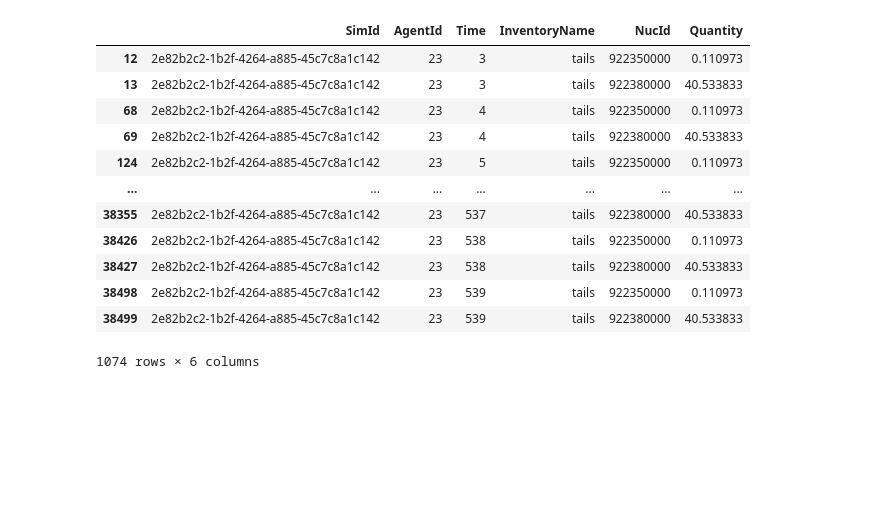
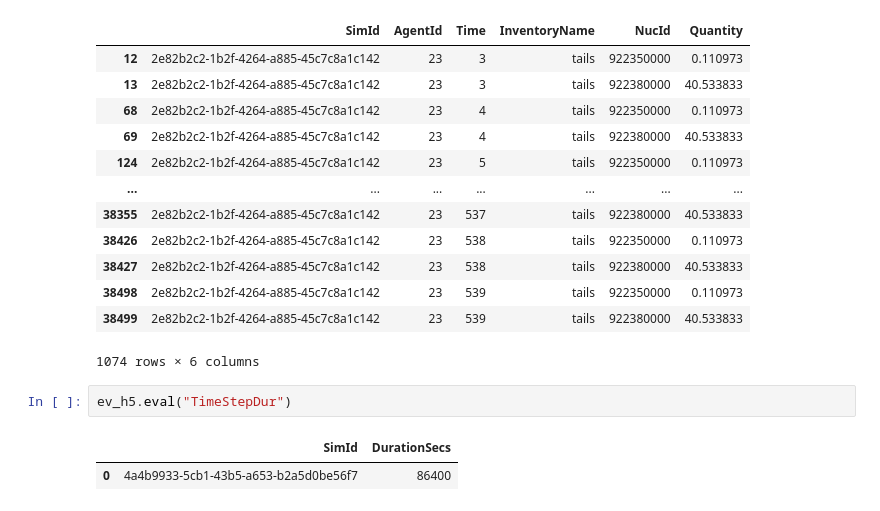
Before and after one commit to stompsjo/enrich_inmm, a Jupyter notebook: time production.ipynb, the cells around one changed output. Drawn from its saved outputs; the diff is of its cells as text; blank space fills up the shorter version.

```diff
--- a/time production.ipynb
+++ b/time production.ipynb
@@ -175,3 +185,8 @@ einv[einv['AgentId'] == 23]
 | 38498 | 2e82b2c2-1b2f-4264-a885-45c7c8a1c142 | 23 | 539 | tails | 922350000 | 0.110973 |
 | 38499 | 2e82b2c2-1b2f-4264-a885-45c7c8a1c142 | 23 | 539 | tails | 922380000 | 40.533833 |
 1074 rows × 6 columns
+# %%
+ev_h5.eval("TimeStepDur")
+# %% [output]
+|  | SimId | DurationSecs |
+| 0 | 4a4b9933-5cb1-43b5-a653-b2a5d0be56f7 | 86400 |
```
Also changed, not shown: parts of 2 cells of this notebook, 1 other file.
